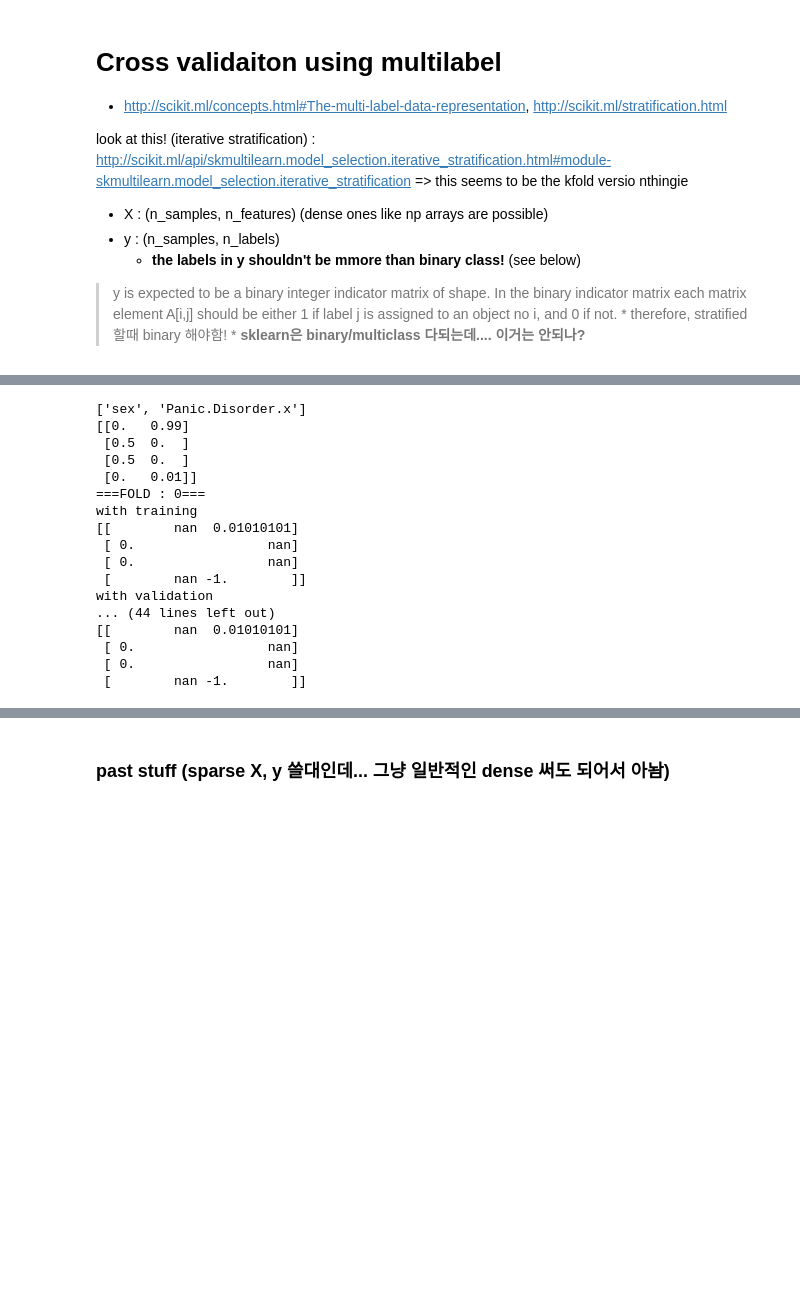
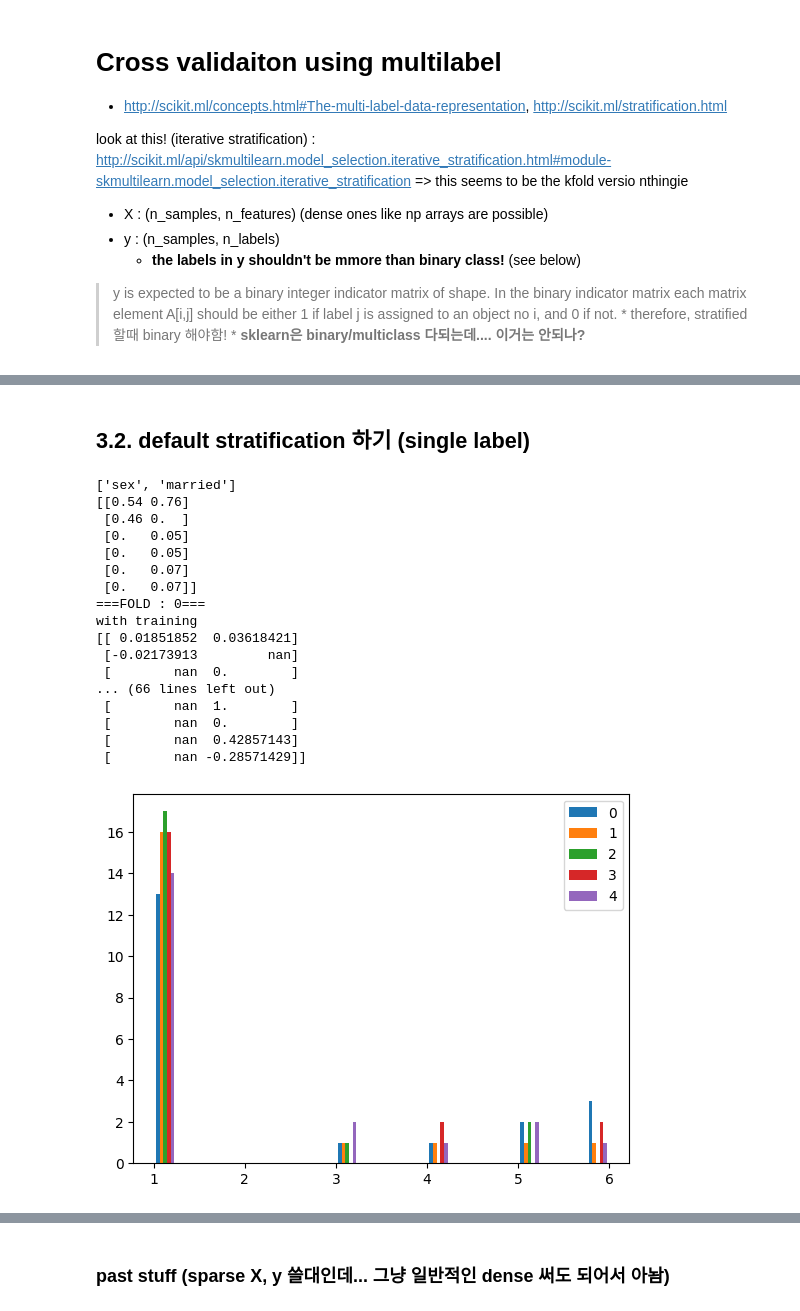
Before and after one commit to dyhan316/ML_tutor, a Jupyter notebook: learn_multilabel_stratification.ipynb, the cells around one changed output, grey strips where cells are left out. Drawn from its saved outputs; the diff is of its cells as text; code cells hidden in the pictures; blank space fills up the shorter version.

Commit message:
updated iterative to include non binary classifying and contiuous variables

```diff
--- a/learn_multilabel_stratification.ipynb
+++ b/learn_multilabel_stratification.ipynb
@@ -7,7 +7,7 @@ study https://stackoverflow.com/questions/53378970/how-to-perform-multilabel-str
 from sklearn.datasets import make_multilabel_classification
 import numpy as np
 # define dataset
-X, y = make_multilabel_classification(n_samples=1000, n_features=10, n_classes=3, n_labels=2, random_state=1)
+X, y = make_multilabel_classification(n_samples=100, n_features=10, n_classes=3, n_labels=2, random_state=1)
 # summarize dataset shape
 print(X.shape, y.shape)
 # summarize first few examples
@@ -96,23 +224,31 @@ import numpy as np
 label_csv = '/scratch/connectome/dyhan316/VAE_ADHD/junbeom_finetuning/csv/ABCD_csv/ABCD_phenotype_total_ONLY_MRI.csv'
 # %%
 from sklearn.model_selection import StratifiedKFold, KFold
-kf = StratifiedKFold(n_splits=5)
+import pandas as pd
 
 labels = pd.read_csv(label_csv)
 
 label_name = "sex"
 labels = labels[labels[label_name].notna()] #이파트를 더 추가해야할듯 (if doing stuff)
-labels = labels[labels['Panic.Disorder.x'].notna()] #이파트를 더 추가해야할듯 (if doing stuff)
-labels[label_name] = labels[label_name].astype('str') #regressino하려면 이파트를 바꿔야할듯
+labels = labels[labels['married'].notna()] #이파트를 더 추가해야할듯 (if doing stuff)
+labels = labels[labels["Conduct.Disorder.x"].notna()]
 
-task_include = ['1.0','2.0']
-data_1 = labels[labels[label_name] == task_include[0]]
-data_2 = labels[labels[label_name] == task_include[1]]
-data_1 = data_1[:50]
-data_2 = data_2[:50]
 
-label_tv = pd.concat([data_1, data_2])
 
-col2view = ['sex','Panic.Disorder.x']
+#labels[label_name] = labels[label_name].astype('str') #regressino하려면 이파트를 바꿔야할듯 #no need to force str?
+#
+#task_include = ['1.0','2.0']
+#data_1 = labels[labels[label_name] == task_include[0]]
+#data_2 = labels[labels[label_name] == task_include[1]]
+#data_1 = data_1[:50]
+#data_2 = data_2[:50]
+#
+#label_tv = pd.concat([data_1, data_2])
+label_tv = labels[:100]
+label_tv.sample(frac = 1)
+
+
+col2view = ['sex','married'] #'', race.ethnicity
 
 ##default thing
+#[i for i in label_tv.keys()]
@@ -139,39 +255,50 @@ col2view = ['sex','Panic.Disorder.x']
+# %% [markdown]
+## 3.2. default stratification 하기 (single label)
 # %%
-
+### 1. only one thing (StratifiedKFold)
+kf = StratifiedKFold(n_splits=5)
 ##first, get the things
 
 #print(calc_prop(label_tv[['sex','married']].values))
 print(col2view)
 print(calc_prop(label_tv[col2view].values))
 set_thing = set(label_tv[col2view].values.flatten()) #un split된 상태에서의 set을 써야함
 
 
-
+thing = []
 for FOLD, (train_idx, valid_idx) in enumerate(kf.split(label_tv, label_tv[label_name])):
     print(f"===FOLD : {FOLD}===")
     train = label_tv.iloc[train_idx]
     valid = label_tv.iloc[valid_idx]
 
     print("with training")
     print(calc_prop_change(train[col2view].values, label_tv[col2view].values, set_thing = set_thing))
+    #print(calc_prop(train[col2view].values))
 
     print("with validation")
     print(calc_prop_change(valid[col2view].values, label_tv[col2view].values, set_thing = set_thing))
+    #print(calc_prop(valid[col2view].values))
+    #plt.hist(valid['married'], density=True, alpha = 0.5,label=FOLD)
+    thing.append(valid['married'])
+plt.hist(thing,bins = 20, label = [i for i in range(5)])
+plt.legend()
+plt.show()
 # %% [output]
-['sex', 'Panic.Disorder.x']
-[[0.   0.99]
- [0.5  0.  ]
- [0.5  0.  ]
- [0.   0.01]]
+['sex', 'married']
+[[0.54 0.76]
+ [0.46 0.  ]
+ [0.   0.05]
+ [0.   0.05]
+ [0.   0.07]
+ [0.   0.07]]
 ===FOLD : 0===
 with training
-[[        nan  0.01010101]
- [ 0.                 nan]
- [ 0.                 nan]
- [        nan -1.        ]]
-with validation
-... (44 lines left out)
-[[        nan  0.01010101]
- [ 0.                 nan]
- [ 0.                 nan]
- [        nan -1.        ]]
+[[ 0.01851852  0.03618421]
+ [-0.02173913         nan]
+ [        nan  0.        ]
+... (66 lines left out)
+ [        nan  1.        ]
+ [        nan  0.        ]
+ [        nan  0.42857143]
+ [        nan -0.28571429]]
+[figure, added]
```
Also changed, not shown: parts of 61 cells of this notebook.
